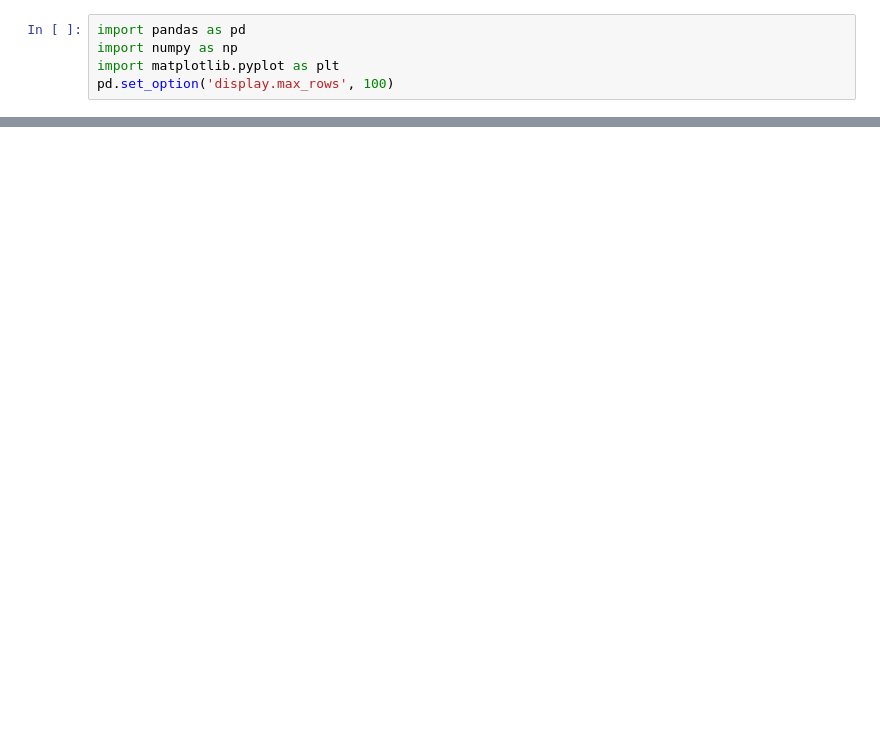
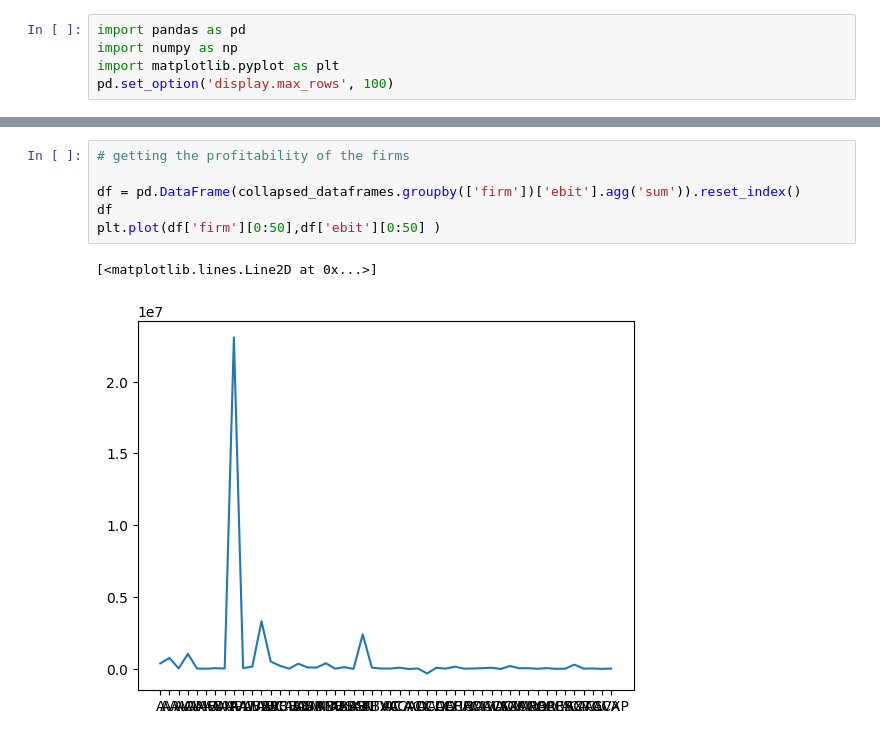
Before and after one commit to AntonioBobadilla/Retroalimentacion1-IA, a Jupyter notebook: script.ipynb, the cells around one changed output, grey strips where cells are left out. Saved outputs shown, nothing was run; the diff lists cells and outputs as text; blank space fills up the shorter version.

```diff
--- a/script.ipynb
+++ b/script.ipynb
@@ -195,0 +128,9 @@ pd.DataFrame(biggest_firms_book_value['book_value'].sort_values(ascending=False)
+# %%
+# getting the profitability of the firms
+
+df = pd.DataFrame(collapsed_dataframes.groupby(['firm'])['ebit'].agg('sum')).reset_index()
+df
+plt.plot(df['firm'][0:50],df['ebit'][0:50] )
+# %% [output]
+[<matplotlib.lines.Line2D at 0x...>]
+[figure, added]
```
Also changed, not shown: parts of 40 cells of this notebook.
